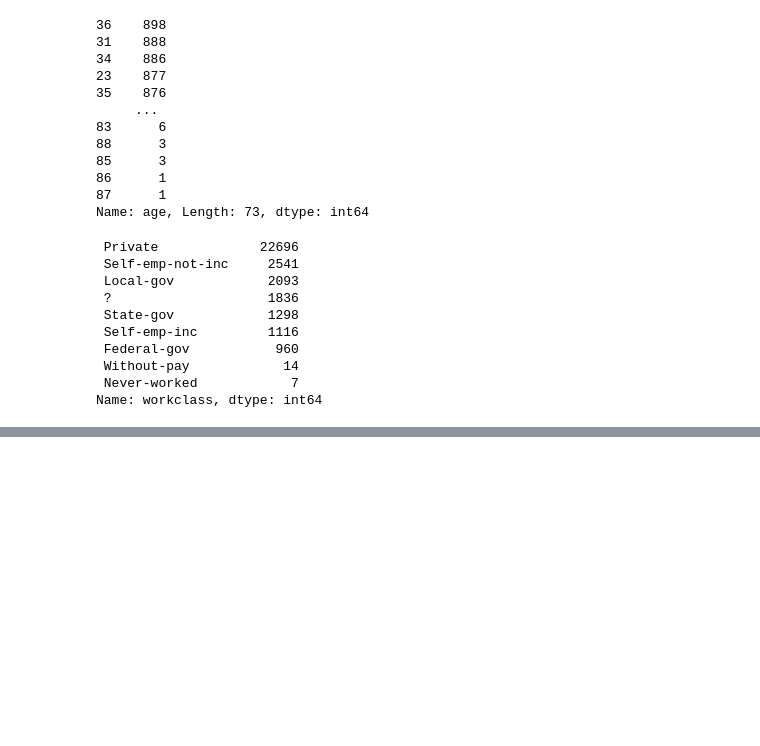
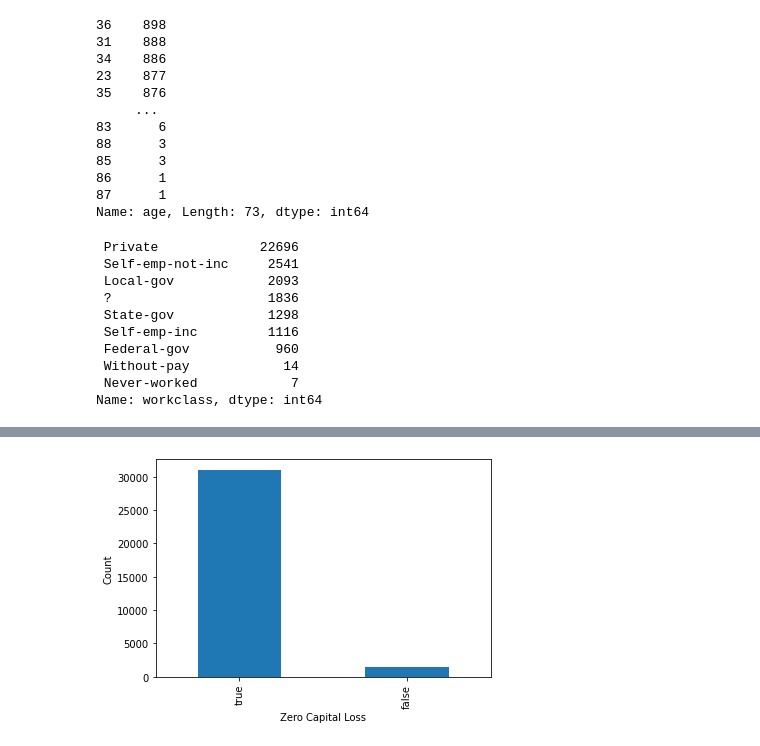
Before and after one commit to Runshi-Yang/JSC270-Assignment2, a Jupyter notebook: JSC270_Assignment2.ipynb, the cells around one changed output, grey strips where cells are left out. Cells and saved outputs as stored; diff of their text form; code cells hidden in the pictures; blank space fills up the shorter version.

```diff
--- a/JSC270_Assignment2.ipynb
+++ b/JSC270_Assignment2.ipynb
@@ -85,0 +306,7 @@ Name: workclass, dtype: int64
+# %%
+income94['zero_loss'].value_counts().plot(kind = 'bar')
+plt.xlabel('Zero Capital Loss')
+plt.ylabel('Count')
+plt.show()
+# %% [output]
+[figure, added]
```
Also changed, not shown: parts of 41 cells of this notebook.
